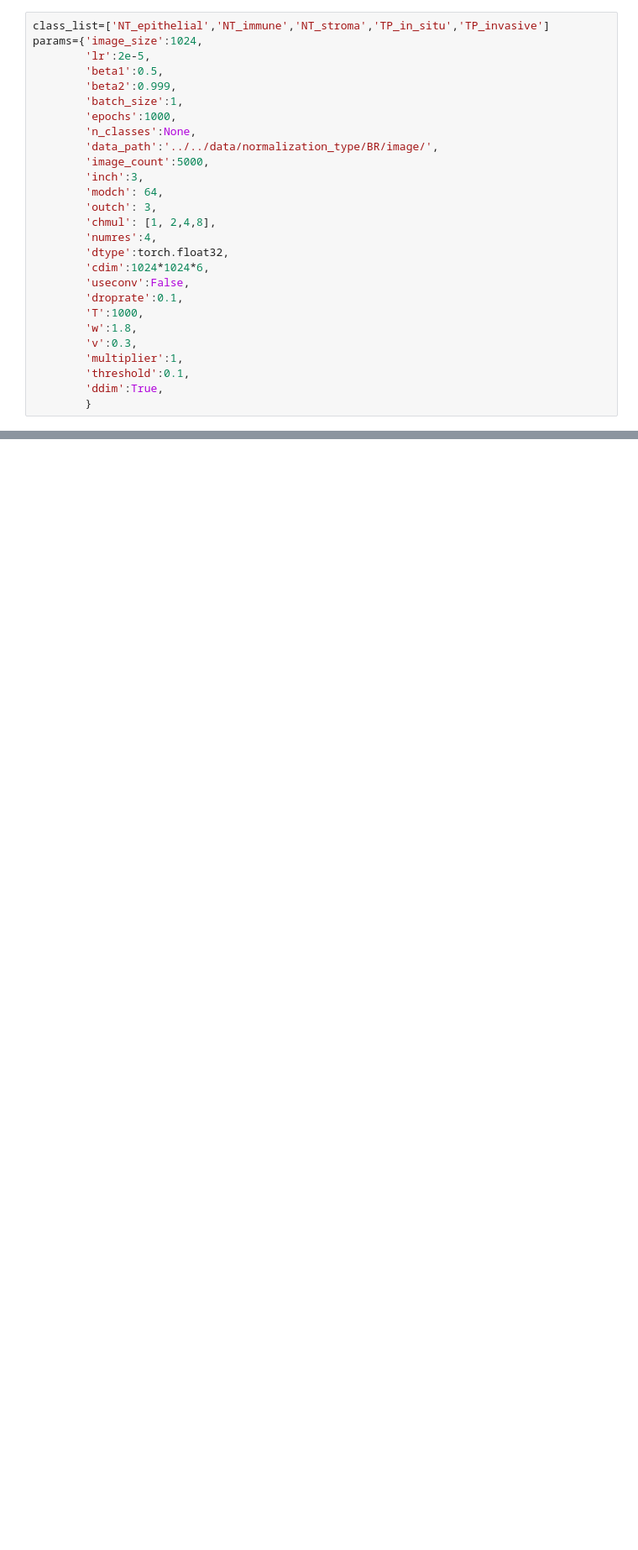
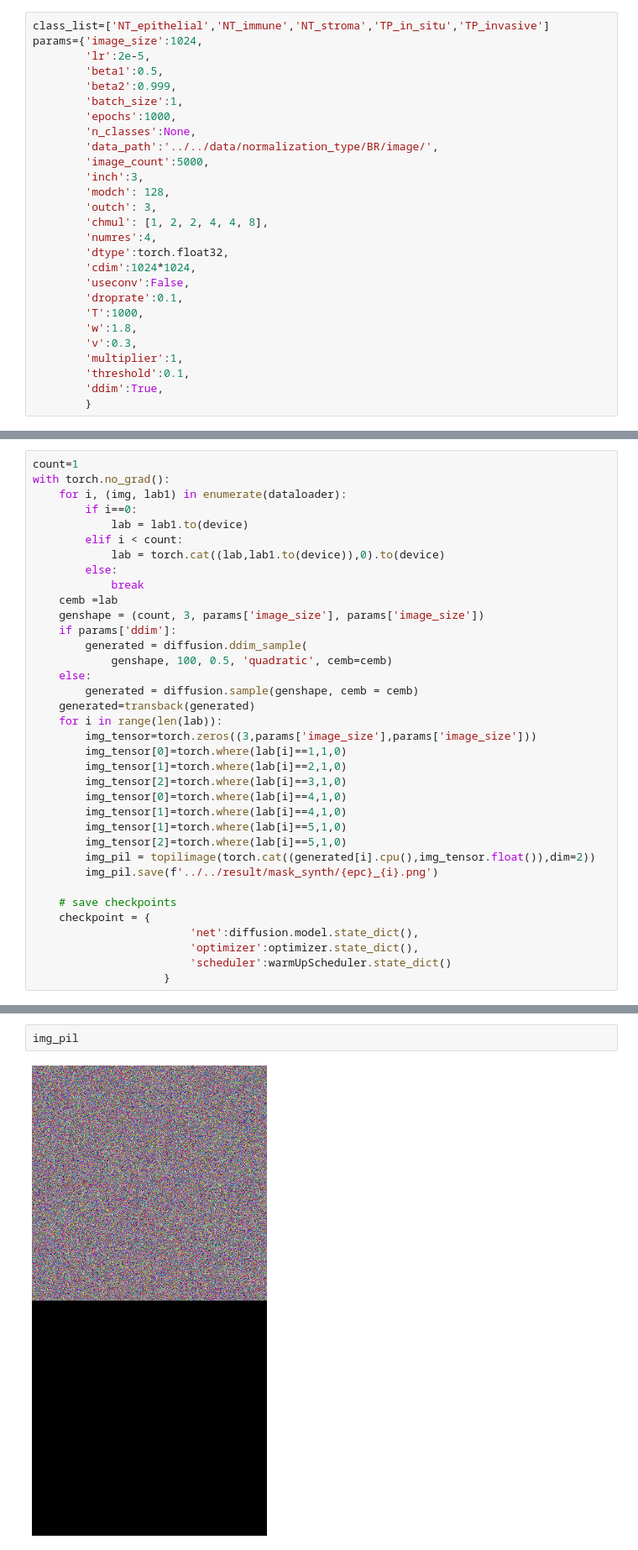
Before and after one commit to Leeyoungsup/24_NIA_histopathology, a Jupyter notebook: mask_Diffusion_BR.ipynb, the cells around one changed output, grey strips where cells are left out. Shown at 84% size. Cells and saved outputs as stored; diff of their text form; blank space fills up the shorter version.

```diff
--- a/mask_Diffusion_BR.ipynb
+++ b/mask_Diffusion_BR.ipynb
@@ -40,12 +43,12 @@ params={'image_size':1024,
         'data_path':'../../data/normalization_type/BR/image/',
         'image_count':5000,
         'inch':3,
-        'modch': 64,
+        'modch': 128,
         'outch': 3,
-        'chmul': [1, 2,4,8],
+        'chmul': [1, 2, 2, 4, 4, 8],
         'numres':4,
         'dtype':torch.float32,
-        'cdim':1024*1024*6,
+        'cdim':1024*1024,
         'useconv':False,
         'droprate':0.1,
         'T':1000,
@@ -216,3 +222,39 @@ for epc in range(params['epochs']):
                         }
     torch.save(checkpoint, f'../../model/mask_synth/BR/ckpt_{epc+1}_checkpoint.pt')
     torch.cuda.empty_cache()
+# %%
+count=1
+with torch.no_grad():
+    for i, (img, lab1) in enumerate(dataloader):
+        if i==0:
+            lab = lab1.to(device)
+        elif i < count:
+            lab = torch.cat((lab,lab1.to(device)),0).to(device)
+        else:
+            break
+    cemb =lab
+    genshape = (count, 3, params['image_size'], params['image_size'])
+    if params['ddim']:
+        generated = diffusion.ddim_sample(
+            genshape, 100, 0.5, 'quadratic', cemb=cemb)
+    else:
+        generated = diffusion.sample(genshape, cemb = cemb)
+    generated=transback(generated)
+    for i in range(len(lab)):
+        img_tensor=torch.zeros((3,params['image_size'],params['image_size']))
+        img_tensor[0]=torch.where(lab[i]==1,1,0)
+        img_tensor[1]=torch.where(lab[i]==2,1,0)
+        img_tensor[2]=torch.where(lab[i]==3,1,0)
+        img_tensor[0]=torch.where(lab[i]==4,1,0)
+        img_tensor[1]=torch.where(lab[i]==4,1,0)
+        img_tensor[1]=torch.where(lab[i]==5,1,0)
+        img_tensor[2]=torch.where(lab[i]==5,1,0)
+        img_pil = topilimage(torch.cat((generated[i].cpu(),img_tensor.float()),dim=2))
+        img_pil.save(f'../../result/mask_synth/{epc}_{i}.png')
+
+    # save checkpoints
+    checkpoint = {
+                        'net':diffusion.model.state_dict(),
+                        'optimizer':optimizer.state_dict(),
+                        'scheduler':warmUpScheduler.state_dict()
+                    }
@@ -219 +265,5 @@ for epc in range(params['epochs']):
+# %%
+img_pil
+# %% [output]
+[figure, added]
 # %%
```
Also changed, not shown: parts of 5 cells of this notebook, 7 other files.
